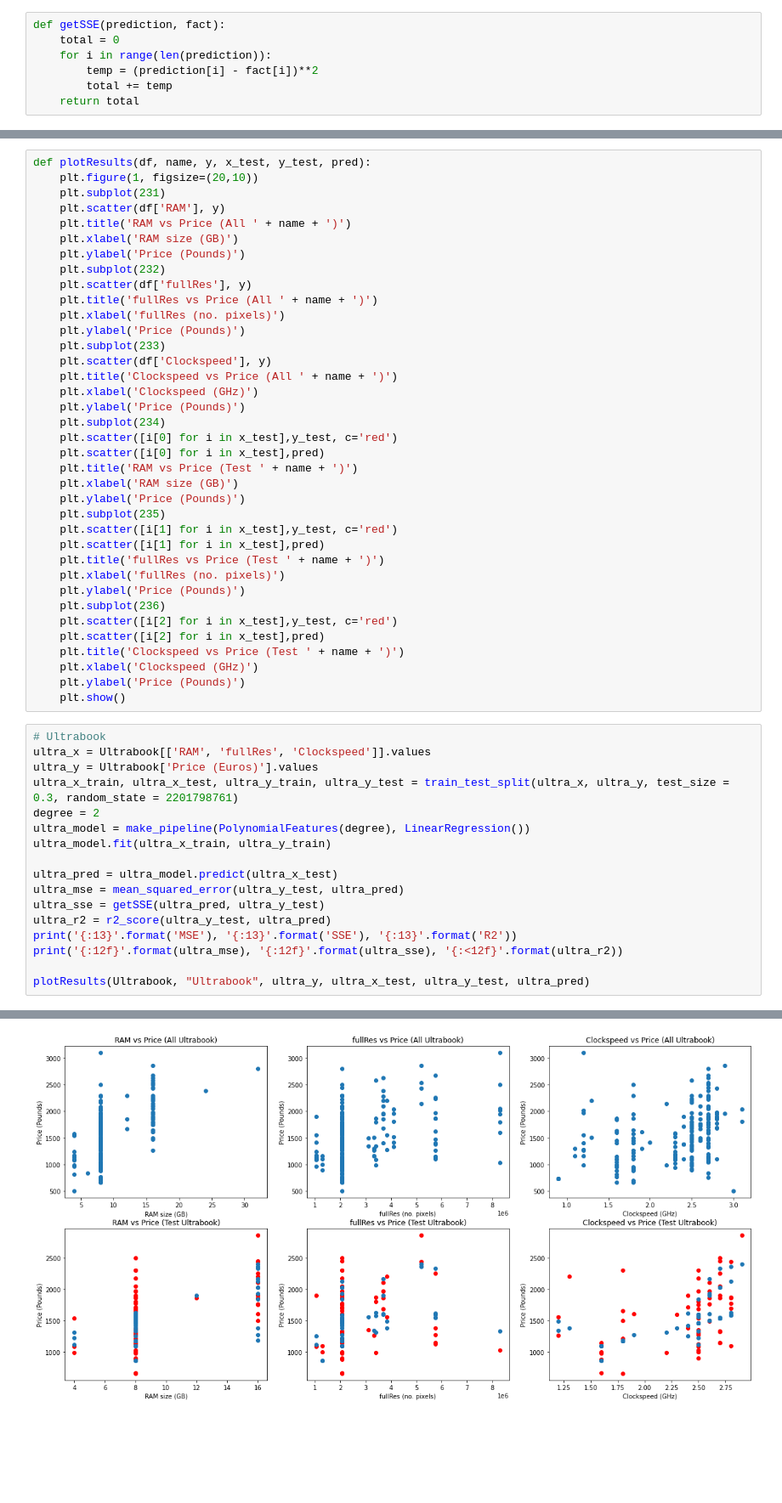
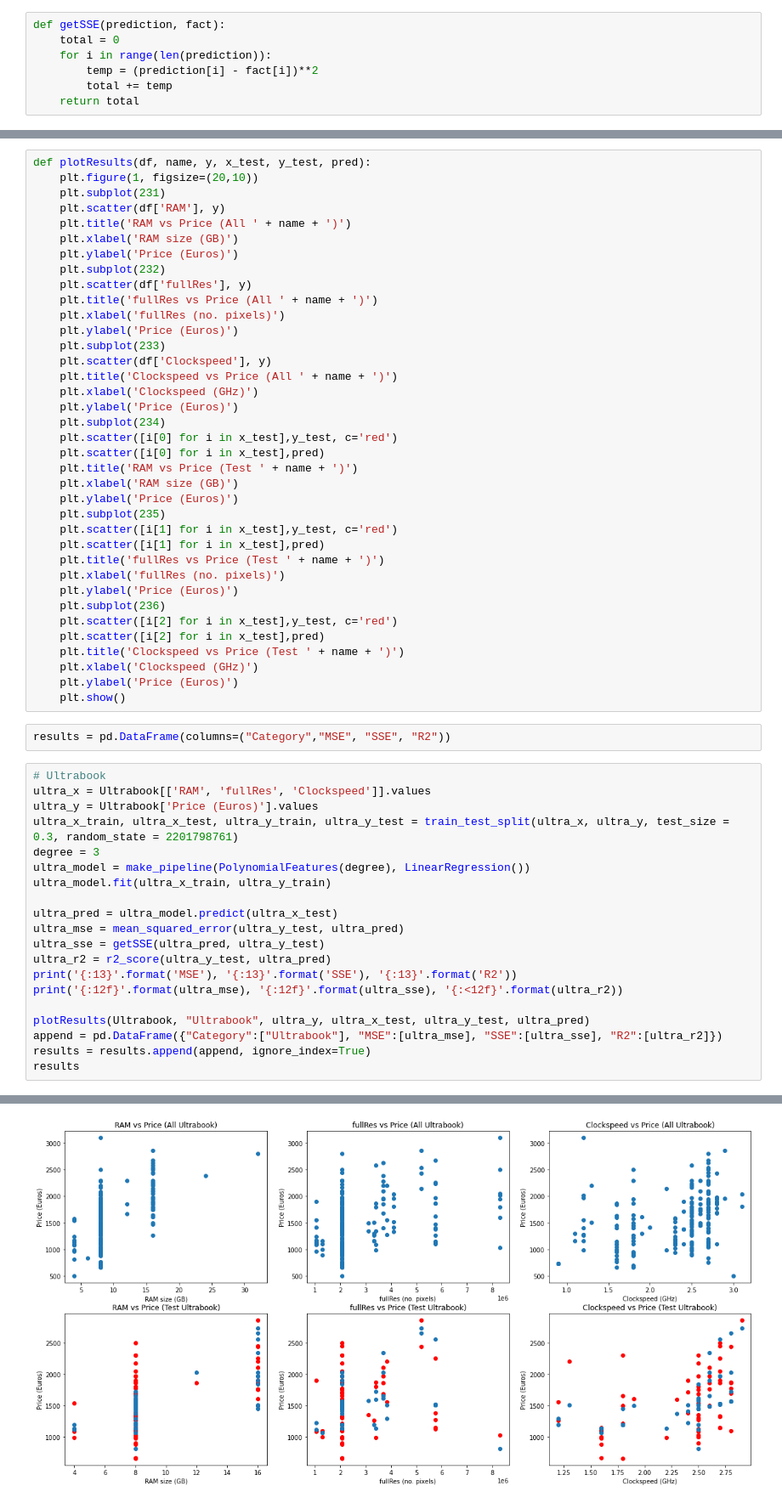
Before and after one commit to nicholasm185/Data-Science-Final-Project, a Jupyter notebook: multi_polynomial_regression.ipynb, the cells around one changed output, grey strips where cells are left out. Shown at 85% size. Cells and saved outputs as stored; diff of their text form; blank space fills up the shorter version.

```diff
--- a/multi_polynomial_regression.ipynb
+++ b/multi_polynomial_regression.ipynb
@@ -98,42 +82,44 @@ def plotResults(df, name, y, x_test, y_test, pred):
     plt.scatter(df['RAM'], y)
     plt.title('RAM vs Price (All ' + name + ')')
     plt.xlabel('RAM size (GB)')
-    plt.ylabel('Price (Pounds)')
+    plt.ylabel('Price (Euros)')
     plt.subplot(232)
     plt.scatter(df['fullRes'], y)
     plt.title('fullRes vs Price (All ' + name + ')')
     plt.xlabel('fullRes (no. pixels)')
-    plt.ylabel('Price (Pounds)')
+    plt.ylabel('Price (Euros)')
     plt.subplot(233)
     plt.scatter(df['Clockspeed'], y)
     plt.title('Clockspeed vs Price (All ' + name + ')')
     plt.xlabel('Clockspeed (GHz)')
-    plt.ylabel('Price (Pounds)')
+    plt.ylabel('Price (Euros)')
     plt.subplot(234)
     plt.scatter([i[0] for i in x_test],y_test, c='red')
     plt.scatter([i[0] for i in x_test],pred)
     plt.title('RAM vs Price (Test ' + name + ')')
     plt.xlabel('RAM size (GB)')
-    plt.ylabel('Price (Pounds)')
+    plt.ylabel('Price (Euros)')
     plt.subplot(235)
     plt.scatter([i[1] for i in x_test],y_test, c='red')
     plt.scatter([i[1] for i in x_test],pred)
     plt.title('fullRes vs Price (Test ' + name + ')')
     plt.xlabel('fullRes (no. pixels)')
-    plt.ylabel('Price (Pounds)')
+    plt.ylabel('Price (Euros)')
     plt.subplot(236)
     plt.scatter([i[2] for i in x_test],y_test, c='red')
     plt.scatter([i[2] for i in x_test],pred)
     plt.title('Clockspeed vs Price (Test ' + name + ')')
     plt.xlabel('Clockspeed (GHz)')
-    plt.ylabel('Price (Pounds)')
+    plt.ylabel('Price (Euros)')
     plt.show()
+# %%
+results = pd.DataFrame(columns=("Category","MSE", "SSE", "R2"))
 # %%
 # Ultrabook
 ultra_x = Ultrabook[['RAM', 'fullRes', 'Clockspeed']].values
 ultra_y = Ultrabook['Price (Euros)'].values
 ultra_x_train, ultra_x_test, ultra_y_train, ultra_y_test = train_test_split(ultra_x, ultra_y, test_size = 0.3, random_state = 2201798761)
-degree = 2
+degree = 3
 ultra_model = make_pipeline(PolynomialFeatures(degree), LinearRegression())
 ultra_model.fit(ultra_x_train, ultra_y_train)
 
@@ -145,5 +131,8 @@ print('{:13}'.format('MSE'), '{:13}'.format('SSE'), '{:13}'.format('R2'))
 print('{:12f}'.format(ultra_mse), '{:12f}'.format(ultra_sse), '{:<12f}'.format(ultra_r2))
 
 plotResults(Ultrabook, "Ultrabook", ultra_y, ultra_x_test, ultra_y_test, ultra_pred)
+append = pd.DataFrame({"Category":["Ultrabook"], "MSE":[ultra_mse], "SSE":[ultra_sse], "R2":[ultra_r2]})
+results = results.append(append, ignore_index=True)
+results
 # %% [output]
 MSE           SSE           R2
@@ -151 +140 @@ MSE           SSE           R2
-[figure, old version]
+[figure, new version]
```
Also changed, not shown: parts of 12 cells of this notebook, 3 other files.
